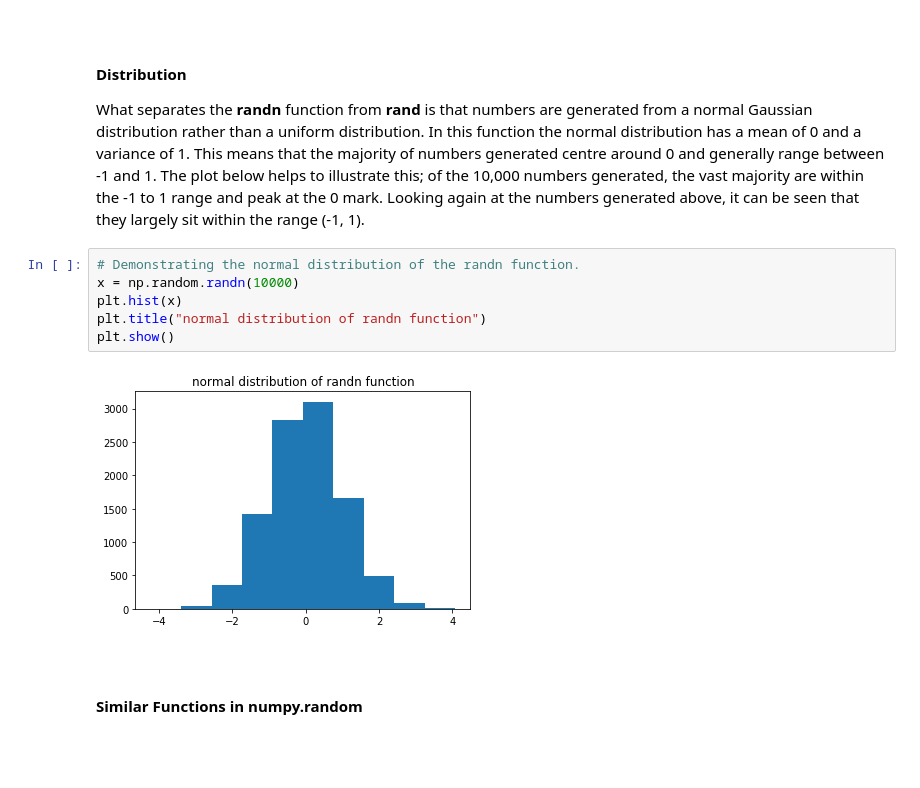
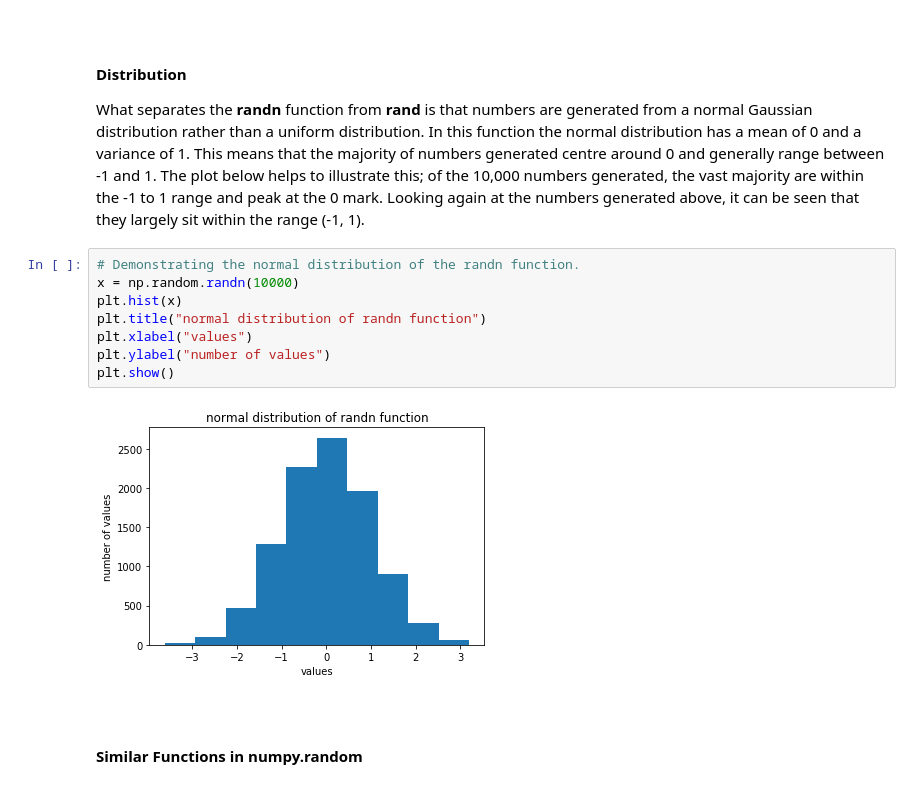
Before and after one commit to jennifer-ryan/numpy.random-project, a Jupyter notebook: numpy.random.ipynb, the cells around one changed output. Cells and saved outputs as stored; diff of their text form; blank space fills up the shorter version.

```diff
--- a/numpy.random.ipynb
+++ b/numpy.random.ipynb
@@ -239,11 +241,13 @@ What separates the **randn** function from **rand** is that numbers are generate
 # %%
 # Demonstrating the normal distribution of the randn function.
 x = np.random.randn(10000)
 plt.hist(x)
 plt.title("normal distribution of randn function")
+plt.xlabel("values")
+plt.ylabel("number of values")
 plt.show()
 # %% [output]
-[figure, old version]
+[figure, new version]
 # %% [markdown]
 <br>
 
```
Also changed, not shown: parts of 25 cells of this notebook.
